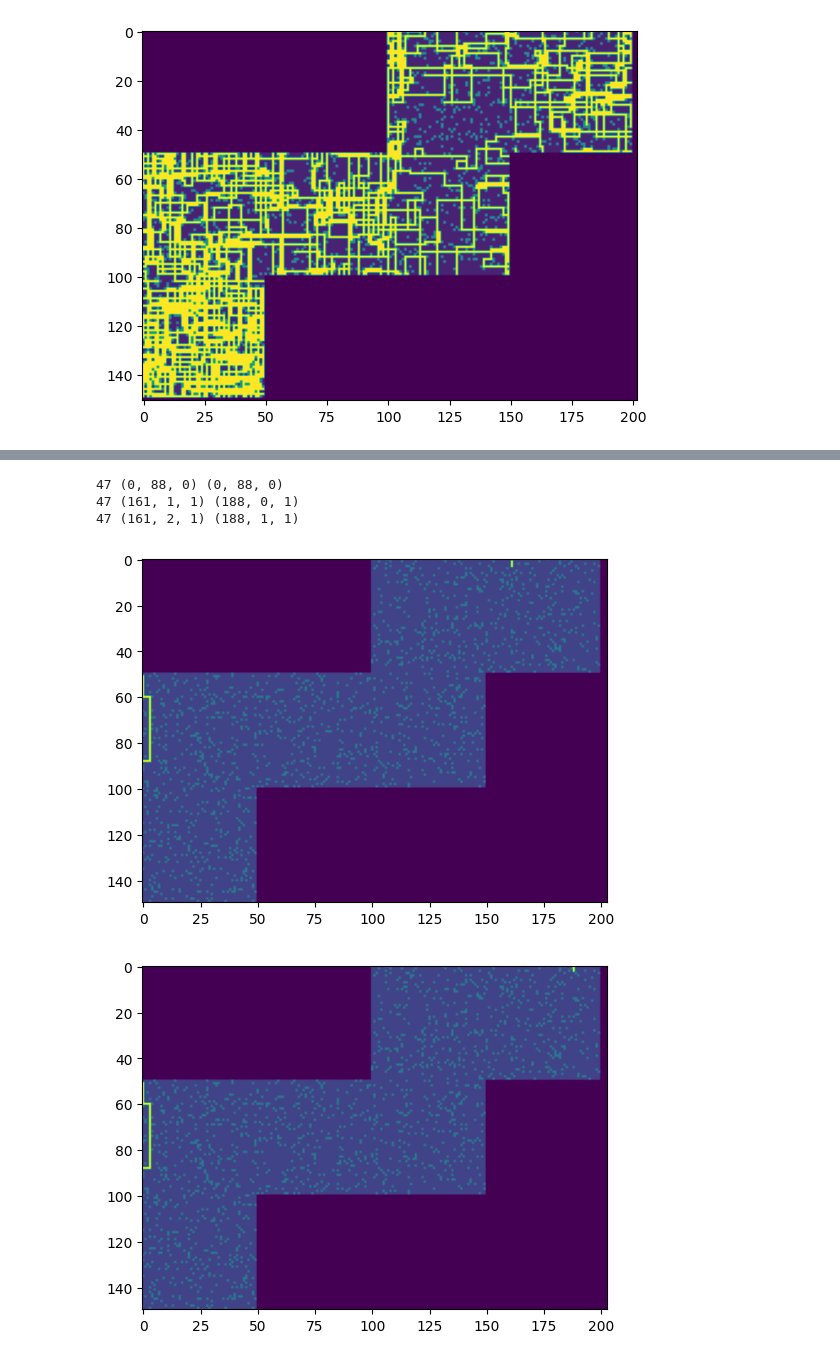
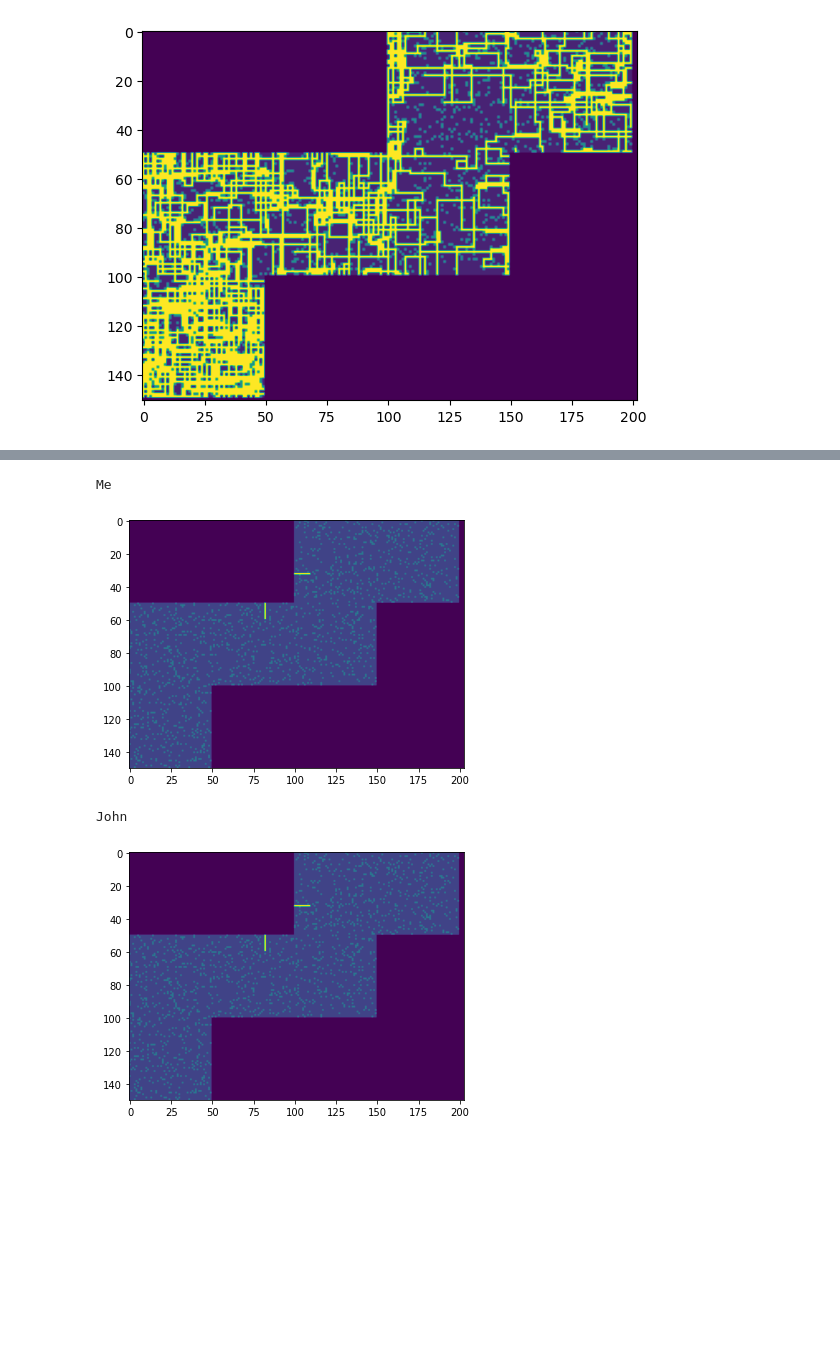
Before and after one commit to gsainsbury86/advent_2022, a Jupyter notebook: Day 22.ipynb, the cells around one changed output, grey strips where cells are left out. Cells and saved outputs as stored; diff of their text form; code cells hidden in the pictures; blank space fills up the shorter version.

```diff
--- a/Day 22.ipynb
+++ b/Day 22.ipynb
@@ -433,6 +417,7 @@ New point after rotation [2, 3]
 # %%
 case = [x for x in open(f'inputs/day_{day}_input.txt', 'r')]
 
+run_test = False
 
 S = []
 W = []
@@ -566,19 +551,19 @@ face_to_enter = {
 }
 
 num_rotations_from_face_to_face = {
-    (E, C): 3,
-    (A, F): 3,
+    (E, C): 1,
+    (A, F): 1,
     (B, F): 0,
     (B, D): 2,
-    (C, B): 1,
+    (C, B): 3,
     (D, B): 2,
-    (F, D): 1,
-    (B, C): 3,
-    (D, F): 3,
+    (F, D): 3,
+    (B, C): 1,
+    (D, F): 1,
     (F, B): 0,
     (F, A): 3,
     (E, A): 2,
-    (C, E): 1,
+    (C, E): 3,
     (A, E): 2
 }
 
@@ -666,7 +651,7 @@ for instr in instrs:
 
                 if new_new_p in S:
                     d_i = direction_after_change[(p_face, new_p_face)]
-                    # print(f"Left {p_face} for {new_p_face}")
+                    #print(f"FROM: {p_face} TO: {new_p_face}")
                     p = new_new_p
 #                     print("changed")
 
@@ -865,12 +691,9 @@ for i in range(len(C_p_history)):
     if me != john:
         for j in range(i-1,i+2):
             print(i, (p_history[j][0],p_history[j][1],john_D.index(tuple(reversed(my_d[p_history[j][2]])))),C_p_history[j])
-#        print(i,me,john)
+            last_good = i
+    #        print(i,me,john)
         break
-# %% [output]
-47 (0, 88, 0) (0, 88, 0)
-47 (161, 1, 1) (188, 0, 1)
-47 (161, 2, 1) (188, 1, 1)
 # %%
 import numpy as np
 
@@ -884,40 +707,41 @@ def draw(p_history, n=None, r0=None, r1=None, c0 = None,c1 = None):
         for y in range(len(lines)):
             if (x,y) in S:
                 picture[x,y] = 0.1
                 j_picture[x,y] = 0.1
             elif (x,y) in W:
                 picture[x,y] = 0.2
                 j_picture[x,y] = 0.2
 
     if not n:
         n = len(p_history)
 
-    for i, (r,c, d) in enumerate(p_history[:n]):
-        picture[c,r] = 0.5 + i/len(p_history) * 0.5
+    for i, (r,c, d) in enumerate(p_history[n-10:n+10]):
+        picture[c,r] = 0.5 + i/n * 0.5
 
 
+    print("Me")
     plt.figure(figsize=(6,10))
     if r0 and r1 and c0 and c1:
         plt.imshow(picture[c0:c1, r0:r1])
     else:
         plt.imshow(picture)
     plt.show()
 
 
-    for i, (r,c, d) in enumerate(C_p_history[:n]):
-        j_picture[c,r] = 0.5 + i/len(C_p_history) * 0.5
+    for i, (r,c, d) in enumerate(C_p_history[n-10:n+10]):
+        j_picture[c,r] = 0.5 + i/n * 0.5
 
-
+    print("John")
     plt.figure(figsize=(6,10))
     if r0 and r1 and c0 and c1:
         plt.imshow(j_picture[c0:c1, r0:r1])
     else:
         plt.imshow(j_picture)
     plt.show()
 
-
-
-draw(p_history, 50, 0)#,50,50,100)
+draw(p_history, last_good, 0)#,50,50,100)
 # %% [output]
+Me
-[figure, old version]
+[figure, new version]
+John
-[figure, old version]
+[figure, new version]
```
Also changed, not shown: parts of 6 cells of this notebook, 8 other files.
